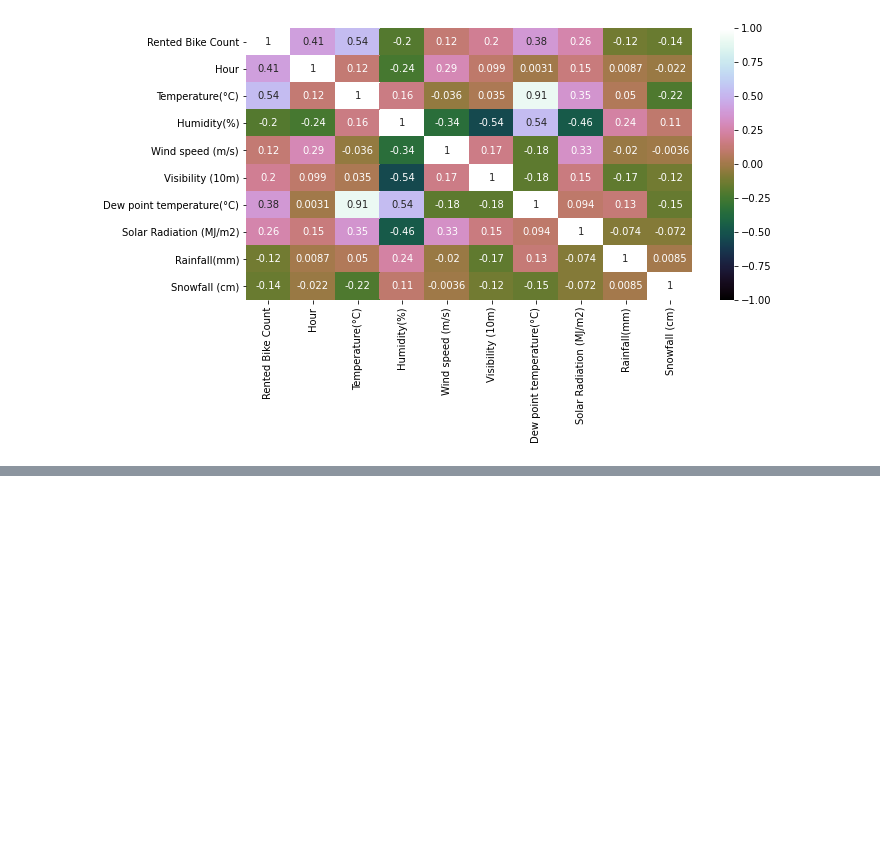
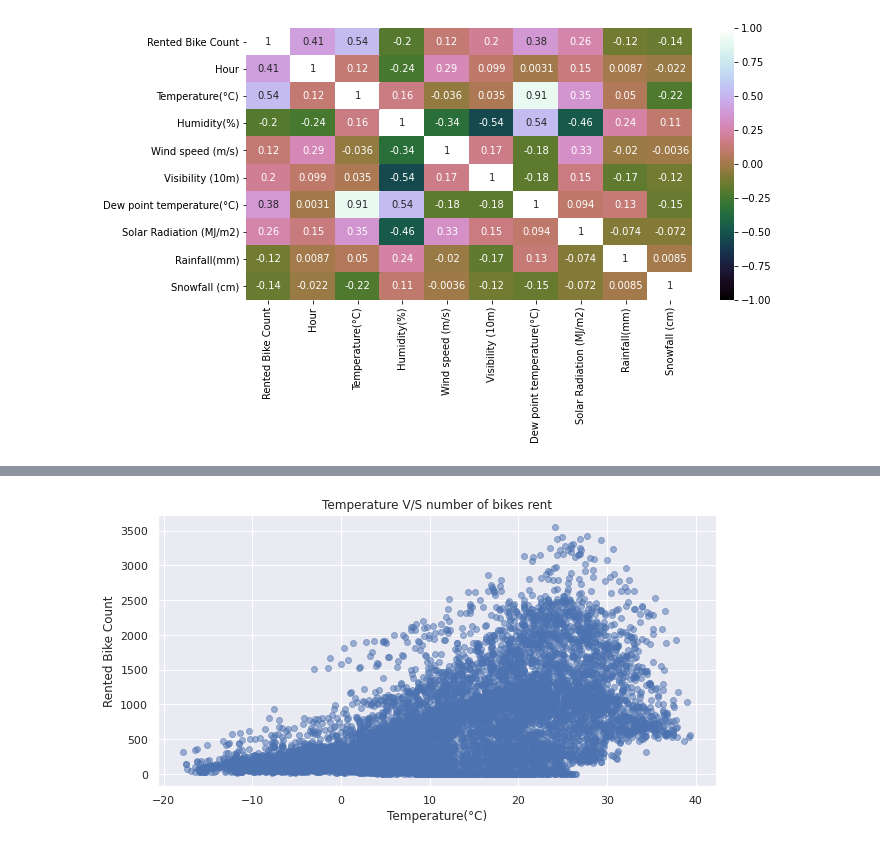
Before and after one commit to NayanaPradeep/Bike_Sharing_Demand, a Jupyter notebook: Bike_Sharing_Demand_Prediction_Capstone_Project.ipynb, the cells around one changed output, grey strips where cells are left out. Drawn from its saved outputs; the diff is of its cells as text; code cells hidden in the pictures; blank space fills up the shorter version.

```diff
--- a/Bike_Sharing_Demand_Prediction_Capstone_Project.ipynb
+++ b/Bike_Sharing_Demand_Prediction_Capstone_Project.ipynb
@@ -140,0 +156,9 @@ sns.heatmap(bikedata_df.corr(), vmin=-1, cmap='cubehelix', annot=True)
+# %%
+plt.figure(figsize=(10,5))
+plt.scatter(bikedata_df['Temperature(°C)'], bikedata_df['Rented Bike Count'], alpha=0.5)
+plt.title('Temperature V/S number of bikes rent')
+plt.xlabel('Temperature(°C)')
+plt.ylabel('Rented Bike Count')
+plt.show()
+# %% [output]
+[figure, added]
```
Also changed, not shown: parts of 5 cells of this notebook.
